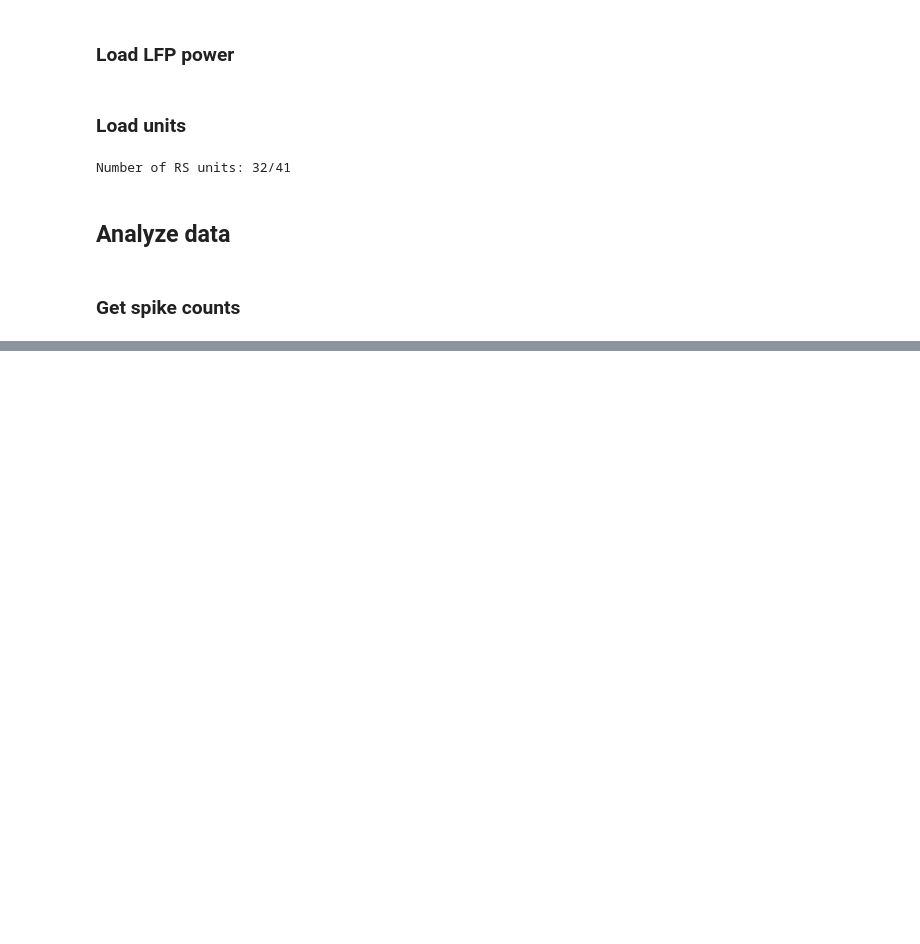
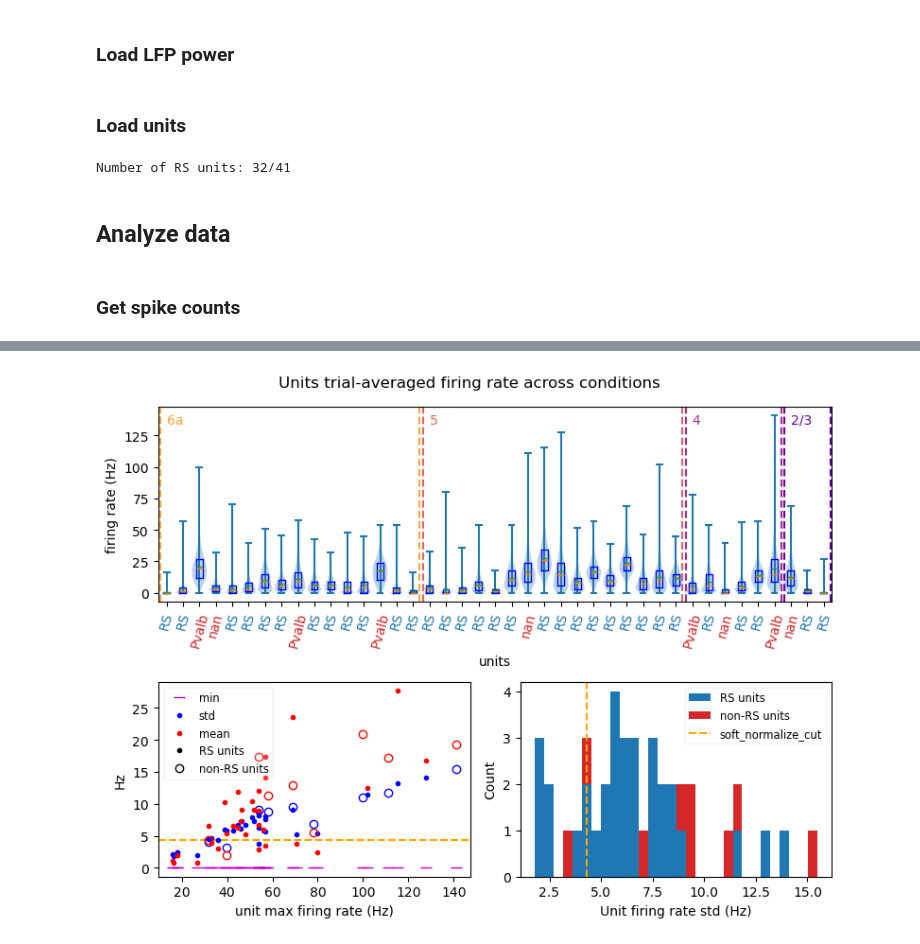
Before and after one commit to chenziao/Analyzing_Allen_Visual_Coding_Neuropixels_Dataset, a Jupyter notebook: notebooks/Population_vector_during_stimuli.ipynb, the cells around one changed output, grey strips where cells are left out. Saved outputs shown, nothing was run; the diff lists cells and outputs as text; code cells hidden in the pictures; blank space fills up the shorter version.

Commit message:
Update with spike rate smoothing and normalization

```diff
--- a/notebooks/Population_vector_during_stimuli.ipynb
+++ b/notebooks/Population_vector_during_stimuli.ipynb
@@ -154,7 +152,7 @@ for stim in stimulus_names:
             stimulus_presentation_ids=stimulus_trials[stim].ids, unit_ids=all_units_id, bin_edges=bin_edges)
         spk_counts.coords['time_relative_to_stimulus_onset'] = bin_centers
         spk_counts = (spk_counts / bin_width).rename('spike_rate')  # convert to firing rate
-        spk_counts = spk_counts.assign_attrs(bin_width=bin_width, unit='Hz')
+        spk_counts = spk_counts.assign_attrs(bin_width=bin_width, fs=1 / bin_width, unit='Hz')
         units_spk_rate[stim] = spk_counts
         session_dir.save_units_spike_rate({stim: spk_counts})
 
@@ -164,8 +162,8 @@ for stim in stimulus_names:
             [spk_counts.sel(stimulus_presentation_id=i).mean(dim='stimulus_presentation_id') \
                 for i in cond_presentation_id.values()],
             dim=conditions.stack(condition=st.CONDITION_TYPES)
-        )
+        ).assign_attrs(spk_counts.attrs)
     else:
-        units_frs[stim] = spk_counts.mean(dim='stimulus_presentation_id')
+        units_frs[stim] = spk_counts.mean(dim='stimulus_presentation_id').assign_attrs(spk_counts.attrs)
 # %%
 units_fr = concat_stack_xarray_dims(units_frs.values(), exclude_dims=['unit_id'], reindex=True)
@@ -191,0 +177,72 @@ Coordinates:
+# %%
+# Get Soft-normalization parameters (Churchland et al. 2012)
+normalization_scale = 'std' # 'max', 'std', 'mean'
+quantile = 0.2
+
+norm_scale = units_fr['units_fr_' + normalization_scale]
+soft_normalize_cut = np.quantile(norm_scale, quantile)
+
+soft_normalization = dict(
+    normalization_scale=normalization_scale,
+    quantile=quantile,
+    cut=soft_normalize_cut
+)
+session_dir.save_soft_normalization(soft_normalization)
+# %%
+from toolkit.plots.colors import VISP_LAYER_COLORS_DICT
+
+n_units = len(units_info)
+unit_layer = units_info['layer_acronym'].values
+layer_boundary_idx = np.nonzero(unit_layer[:-1] != unit_layer[1:])[0]
+layer_boundary_idx = np.hstack([-1, layer_boundary_idx, unit_layer.size - 1])
+is_RS = units_info['unit_type'].values == 'RS'
+positions = np.arange(n_units)
+boundary_gap = 0.1
+firing_rate = units_fr.firing_rate.values.T  # (samples, units)
+
+fig = plt.figure(figsize=(8, 6))
+ax = fig.add_subplot(2, 1, 1)
+ax.violinplot(firing_rate, positions=positions, widths=.9)
+ax.boxplot(firing_rate, positions=positions, widths=0.4, whis=(0, 100),
+    showmeans=True, meanline=True, showfliers=False, showcaps=False,
+    meanprops={'linestyle': '-'}, whiskerprops={'color':'none'}, boxprops={'color': 'blue'})
+for i in layer_boundary_idx[:-1]:
+    clr = VISP_LAYER_COLORS_DICT[unit_layer[i + 1]]
+    ax.axvline(i + 0.5 + boundary_gap, linestyle='--', color=clr)
+    ax.annotate(unit_layer[i + 1], xy=(i + 0.5 + boundary_gap, ax.get_ylim()[1]),
+        xytext=(5, -5), textcoords='offset points', ha='left', va='top', color=clr)
+for i in layer_boundary_idx[1:]:
+    ax.axvline(i + 0.5 - boundary_gap, linestyle='--', color=VISP_LAYER_COLORS_DICT[unit_layer[i]])
+ax.set_xticks(positions, labels=units_info['unit_type'], rotation=75)
+for lb in ax.get_xticklabels():
+    lb.set_color('tab:blue' if lb.get_text() == 'RS' else 'tab:red')
+# ax.set_xticklabels()
+ax.set_xlabel('units')
+ax.set_ylabel('firing rate (Hz)')
+
+ax = fig.add_subplot(2, 2, 3)
+ax.axhline(soft_normalize_cut, linestyle='--', color='orange')
+ax.plot(units_fr.units_fr_max, units_fr.units_fr_min, 'm.', marker='_', markersize=8, label='min')
+ax.plot(units_fr.units_fr_max[is_RS], units_fr.units_fr_std[is_RS], 'b.', label='std')
+ax.plot(units_fr.units_fr_max[~is_RS], units_fr.units_fr_std[~is_RS], 'bo', markerfacecolor='none')
+ax.plot(units_fr.units_fr_max[is_RS], units_fr.units_fr_mean[is_RS], 'r.', label='mean')
+ax.plot(units_fr.units_fr_max[~is_RS], units_fr.units_fr_mean[~is_RS], 'ro', markerfacecolor='none')
+ax.plot([], [], 'k.', label='RS units')
+ax.plot([], [], 'ko', markerfacecolor='none', label='non-RS units')
+ax.set_xlabel('unit max firing rate (Hz)')
+ax.set_ylabel('Hz')
+ax.legend(loc='upper left', framealpha=0.2, fontsize='small')
+
+ax = fig.add_subplot(2, 2, 4)
+ax.hist([norm_scale[is_RS], norm_scale[~is_RS]], bins=30, stacked=True,
+    color=['tab:blue', 'tab:red'], label=['RS units', 'non-RS units'])
+ax.axvline(soft_normalize_cut, linestyle='--', color='orange', label='soft_normalize_cut')
+ax.set_xlabel(f'Unit firing rate {normalization_scale:s} (Hz)')
+ax.set_ylabel('Count')
+ax.legend(loc='upper right', framealpha=0.2, fontsize='small')
+
+fig.suptitle('Units trial-averaged firing rate across conditions')
+fig.tight_layout()
+plt.show()
+# %% [output]
+[figure, added]
```
Also changed, not shown: parts of 7 cells of this notebook, 3 other files.
